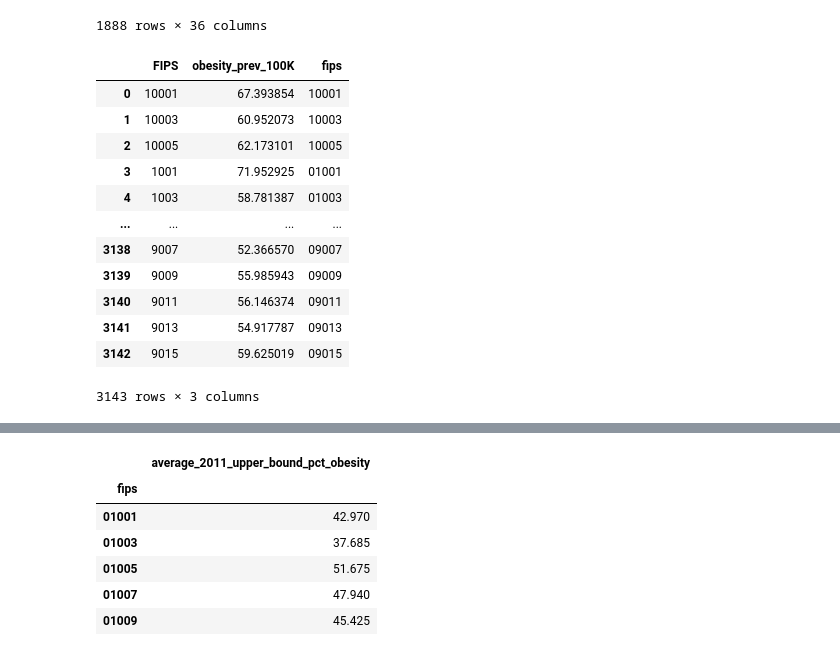
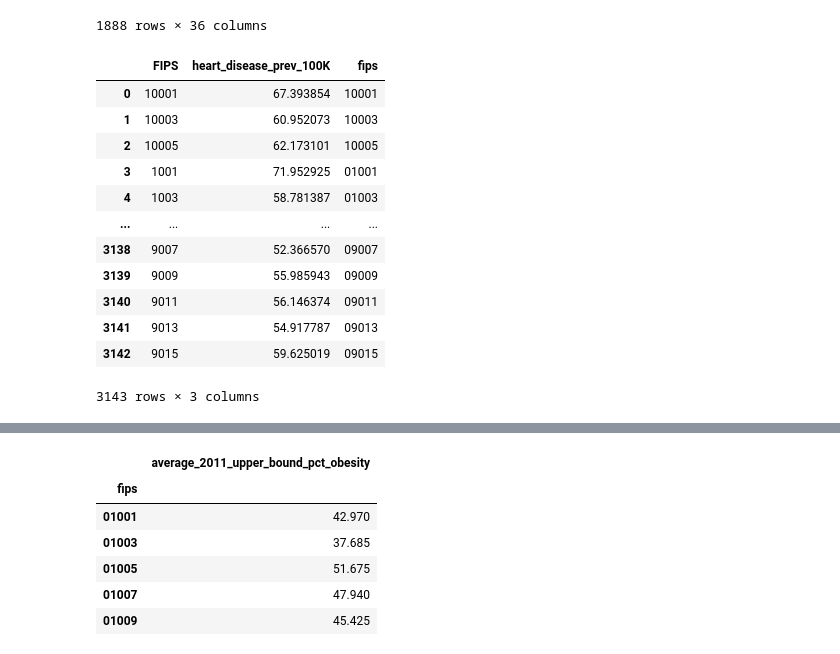
Before and after one commit to calculaterceec/Proj4Team2, a Jupyter notebook: code/02-2-Demo_with_health.ipynb, the cells around one changed output, grey strips where cells are left out. Drawn from its saved outputs; the diff is of its cells as text; code cells hidden in the pictures.

```diff
--- a/code/02-2-Demo_with_health.ipynb
+++ b/code/02-2-Demo_with_health.ipynb
@@ -116,21 +122,21 @@ infect_by_county
 | 1887 | 56045 | 8.789480 | 8.511135 | 8.287845 | 8.481717 | ... |
 1888 rows × 36 columns
 # %%
-# Grouping it by county in order to pick off columns of interest to combine to the obesity data and the demographic data.
+# Grouping cvd by county in order to pick off columns of interest to combine to the obesity data and the demographic data.
 # We're taking the mean prevalance of *any* cardiovascular disease cause of death.
 # 'mx is the prevalence per 100,000.
 
 cvd_by_county = cvd_df_both.groupby(['FIPS'], as_index=False).mean()
 
 # Fixing the FIPS that got converted to numeric during the groupby; since we're grouping on FIPS the mean is just what we want.
 
 cvd_by_county['fips'] = cvd_by_county['FIPS'].str.zfill(5)
-cvd_by_county.rename(columns = {'mx': 'obesity_prev_100K'}, inplace = True)
+cvd_by_county.rename(columns = {'mx': 'heart_disease_prev_100K'}, inplace = True)
 cvd_by_county
 
 # mx is the preva
 # %% [output]
-|  | FIPS | obesity_prev_100K | fips |
+|  | FIPS | heart_disease_prev_100K | fips |
 | 0 | 10001 | 67.393854 | 10001 |
 | 1 | 10003 | 60.952073 | 10003 |
 | 2 | 10005 | 62.173101 | 10005 |
```
Also changed, not shown: parts of 8 cells of this notebook, 2 other files.
